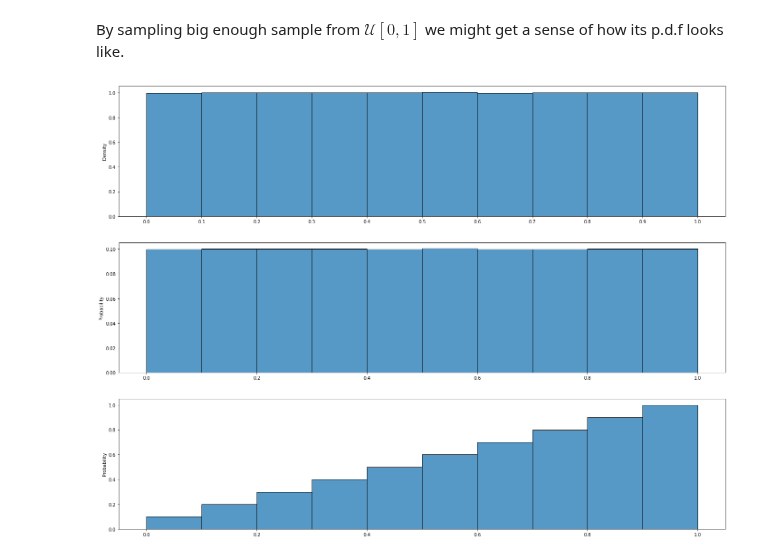
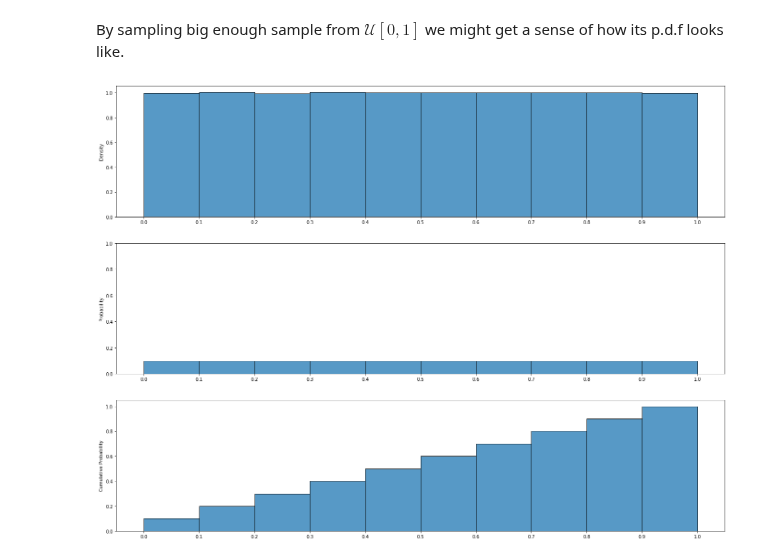
Before and after one commit to datakolektiv/dss03python2023, a Jupyter notebook: session09/dss03_py_session09.ipynb, the cells around one changed output. Cells and saved outputs as stored; diff of their text form; code cells hidden in the pictures.

```diff
--- a/session09/dss03_py_session09.ipynb
+++ b/session09/dss03_py_session09.ipynb
@@ -110,7 +137,7 @@ array([0.90589874, 0.90960195, 0.74722338, 0.82310232, 0.26763656,
 # %% [markdown]
 By sampling big enough sample from $\mathcal{U}[0, 1]$ we might get a sense of how its p.d.f looks like.
 # %%
-def sample_from_uniform(sample_size=10**6):
+def sample_from_uniform_hist(sample_size=10**6):
 
     fig, ax = plt.subplots(3, 1, figsize=(24, 18))
 
@@ -122,8 +149,12 @@ def sample_from_uniform(sample_size=10**6):
 
     ax[0].set_xticks(np.arange(0, 1.1, .1))
     ax[1].set_xticks(np.arange(0, 1.1, .1))
-    ax[0].set_xticks(np.arange(0, 1.1, .1))
+    ax[2].set_xticks(np.arange(0, 1.1, .1))
+
+    ax[1].set_yticks(np.arange(0, 1.2, .2))
+
+    ax[2].set_ylabel('Cumulative Probability')
 # %%
-sample_from_uniform(sample_size=10**6)
+sample_from_uniform_hist(sample_size=10**6)
 # %% [output]
-[figure, old version]
+[figure, new version]
```
Also changed, not shown: parts of 128 cells of this notebook, 1 other file.
